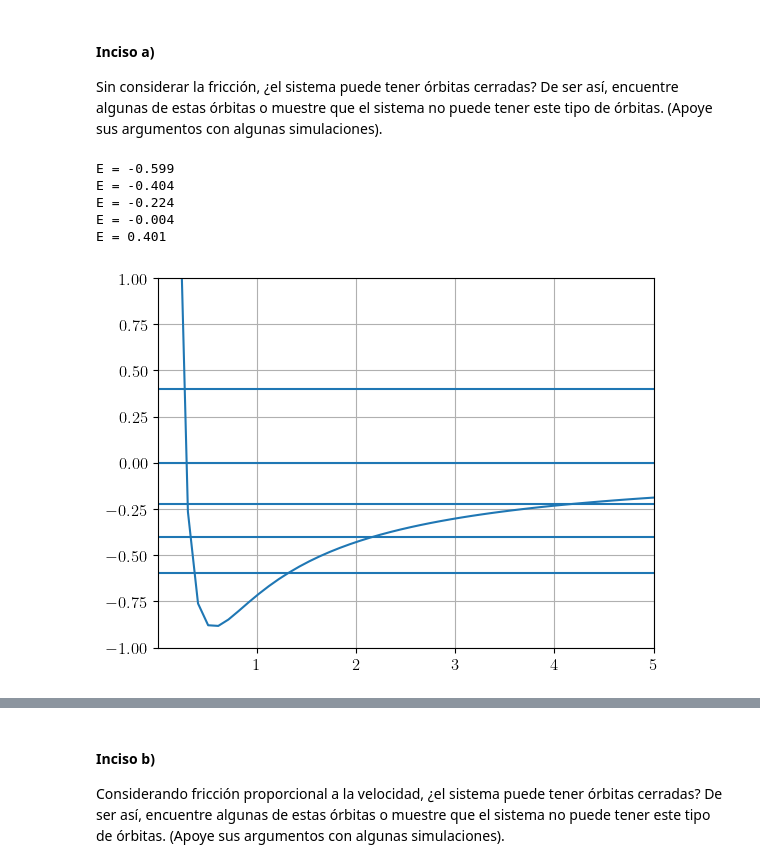
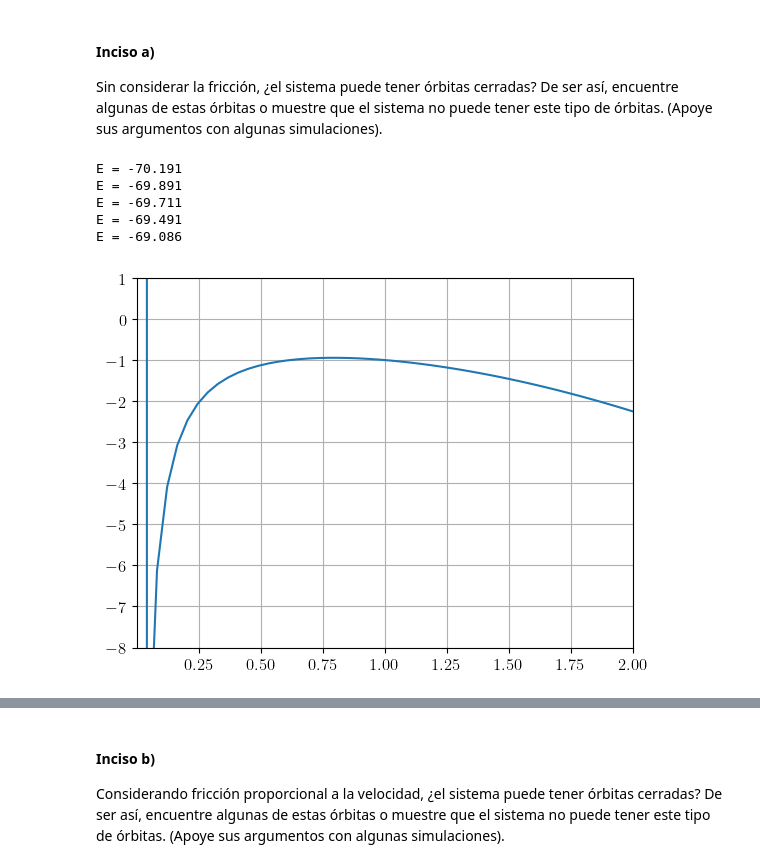
Before and after one commit to tamoaltas/FIS-COMP, a Jupyter notebook: examenes/tarea_examen_2_Vidal_Tamayo_Tamez_Roman_Tamez.ipynb, the cells around one changed output, grey strips where cells are left out. Saved outputs shown, nothing was run; the diff lists cells and outputs as text; code cells hidden in the pictures.

```diff
--- a/examenes/tarea_examen_2_Vidal_Tamayo_Tamez_Roman_Tamez.ipynb
+++ b/examenes/tarea_examen_2_Vidal_Tamayo_Tamez_Roman_Tamez.ipynb
@@ -135,7 +135,7 @@ def energia_1(sol, consts = constantes):
     U = 0.5 * k * r**2
     return  T - U
 # %%
-def simulacion(edo,ts, sol0, goal=0.3):
+def simular_energia(edo,ts, sol0, goal=0.3):
     '''
     Simula hasta que la energía del sistema sea
     30% la inicial
@@ -153,7 +153,7 @@ def simulacion(edo,ts, sol0, goal=0.3):
     enes[1] = energia_1(paso_sol[1])
 
     i = 1
-    while (enes[i] > ene_goal):
+    while (enes[i] > ene_goal  and i < (len(ts) - 2)):
         paso_t = [ts[i], ts[i+1]]
         paso_sol = integrar_RK4(edo, paso_t, sols[i])
         sols[i+1] = paso_sol[1]
@@ -175,10 +175,10 @@ def obtener_tf(edo_func, args, sols0, h = 0.1 ,t0=0, goal = 0.3):
     # Inicializacion
     tf = t0 + 100
     ts = np.arange(t0, tf, h)
-    data_all = ['']*N_sols
+    data_all = ['']*N_sols # jiji
 
     for i in range(N_sols):
-        data_all[i] = simulacion(edo, ts, sols0[i], goal)
+        data_all[i] = simular_energia(edo, ts, sols0[i], goal)
 
     return data_all
 # %% [markdown]
@@ -255,14 +255,13 @@ def edo_2(t, sol, consts=constantes):
     m, k, q, gma = consts
 
     r3_2 = (x**2 + y**2)**1.5
-
     dvxdt = (-k*x + (q**2) * x / r3_2 - gma*vx)/m
     dvydt = (-k*y + (q**2) * y / r3_2 - gma*vy)/m
     return np.array([vx, vy, dvxdt, dvydt])
 
 def energia_2(sol, consts=constantes):
     x, y, vx, vy = sol
-    m, k, q, lmd = consts
+    m, k, q, gma = consts
 
     r = (x**2 + y**2)**0.5
     v2 = vx**2 + vy**2
@@ -270,40 +269,41 @@ def energia_2(sol, consts=constantes):
 
 def pot_eff(sol, consts=constantes):
     x, y, vx, vy = sol
-    m, k, q, lmd = consts
+    m, k, q, gma = consts
 
     r2 = x**2 + y**2
-    U_cent = 0.5 * L_angular(sol, constantes)**2/r
-    U_hc = -(0.5*k*r2 + (q**0.5)/(r2**0.5))
-
+    U_cent = 0.5 * L_angular(sol, constantes)**2/r2
+    U_hc = -(0.5*k*r2 + q/(r2**0.5))
     return U_cent + U_hc
 
-def pot_eff_r(r,ci):
-    m_ang = L_angular(ci)
-    return (0.5*m_ang**2)/r**2 - 1/r
+def pot_eff_r(r,ci, consts=constantes):
+    m, k, q, gma = consts
+    U_cent = (0.5*L_angular(ci, consts)**2)/r**2
+    U_hc = -(0.5*k*r**2 + q/r)
+    return U_cent + U_hc
 # %% [markdown]
 #### Inciso a)
 Sin considerar la fricción, ¿el sistema puede tener órbitas cerradas? De ser así, encuentre algunas de estas órbitas o muestre que el sistema no puede tener este tipo de órbitas. (Apoye sus argumentos con algunas simulaciones).
 # %%
-vxs = [0.5,0.8,1.0,1.2,1.5]
-r = np.linspace(1e-8,5)
+vxs = [0.2,0.8,1.0,1.2,1.5]
+r = np.linspace(1e-8,2)
 for vx in vxs:
-    ci = np.array([0.75,0,vx,1])
+    ci = np.array([0.01,0,vx,1])
     E = energia_2(ci)
     print("E = {:.3f}".format(E))
     plt.hlines(E,r[0],r[-1])
 
 P_eff = func_arreglo(r, r, pot_eff_r, ci)
 
 plt.plot(r,P_eff)
-plt.xlim(r[0],r[-1]),plt.ylim(-1,1)
+plt.xlim(r[0],r[-1]),plt.ylim(-8,1)
 plt.grid()
 plt.show()
 # %% [output]
-E = -0.599
-E = -0.404
-E = -0.224
-E = -0.004
-E = 0.401
+E = -70.191
+E = -69.891
+E = -69.711
+E = -69.491
+E = -69.086
-[figure, old version]
+[figure, new version]
 # %% [markdown]
```
Also changed, not shown: parts of 8 cells of this notebook.
